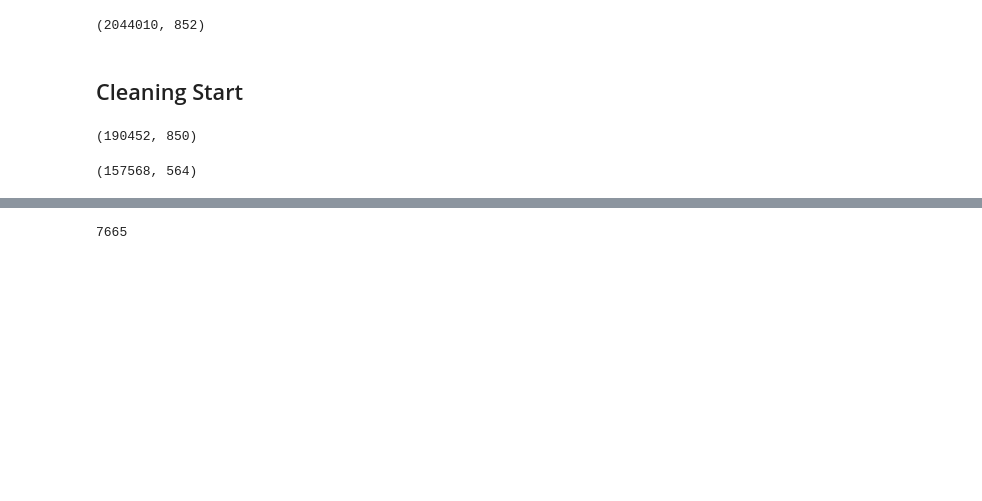
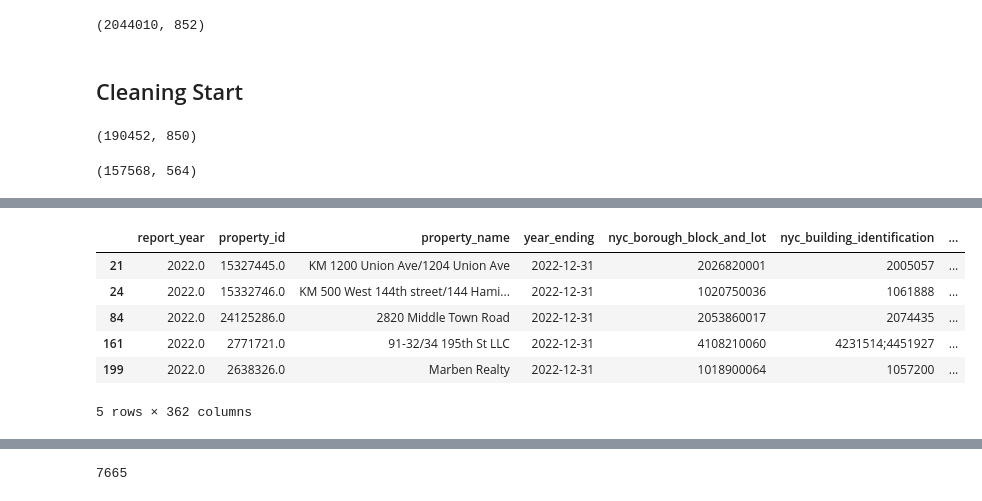
Before and after one commit to jhnboyy/CUNY_SPS_WORK, a Jupyter notebook: FALL2025/DATA698/PullingCapstoneData.ipynb, the cells around one changed output, grey strips where cells are left out. Drawn from its saved outputs; the diff is of its cells as text; code cells hidden in the pictures; blank space fills up the shorter version.

```diff
--- a/FALL2025/DATA698/PullingCapstoneData.ipynb
+++ b/FALL2025/DATA698/PullingCapstoneData.ipynb
@@ -567,3 +549,13 @@ failed_df = pd.read_csv("failed_geo.csv")
 # failed2 = pd.concat(failed)
 # results_df = pd.concat([results2,results_df])
 # failed_df = pd.concat([failed2,failed_df])
+# %%
+without_coord.head()
+# %% [output]
+|  | report_year | property_id | property_name | year_ending | nyc_borough_block_and_lot | nyc_building_identification | ... |
+| 21 | 2022.0 | 15327445.0 | KM 1200 Union Ave/1204 Union Ave | 2022-12-31 | 2026820001 | 2005057 | ... |
+| 24 | 2022.0 | 15332746.0 | KM 500 West 144th street/144 Hami... | 2022-12-31 | 1020750036 | 1061888 | ... |
+| 84 | 2022.0 | 24125286.0 | 2820 Middle Town Road | 2022-12-31 | 2053860017 | 2074435 | ... |
+| 161 | 2022.0 | 2771721.0 | 91-32/34 195th St LLC | 2022-12-31 | 4108210060 | 4231514;4451927 | ... |
+| 199 | 2022.0 | 2638326.0 | Marben Realty | 2022-12-31 | 1018900064 | 1057200 | ... |
+5 rows × 362 columns
```
Also changed, not shown: parts of 20 cells of this notebook, 6 other files.
